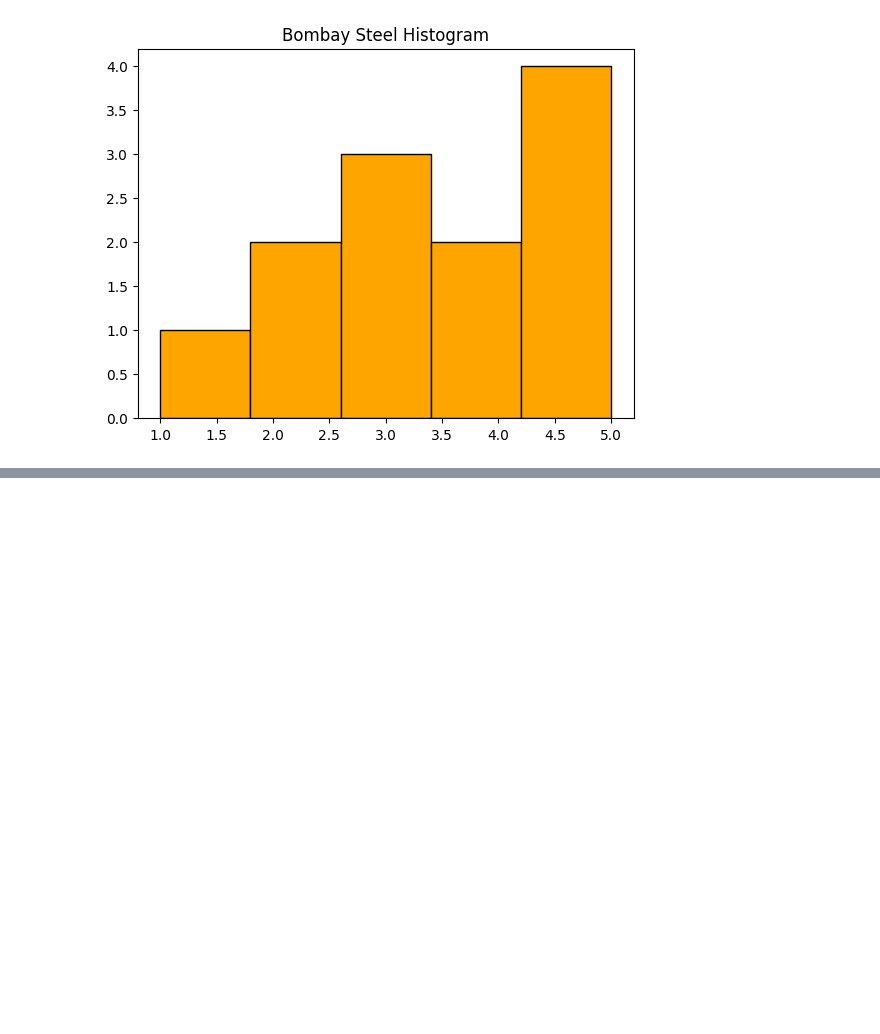
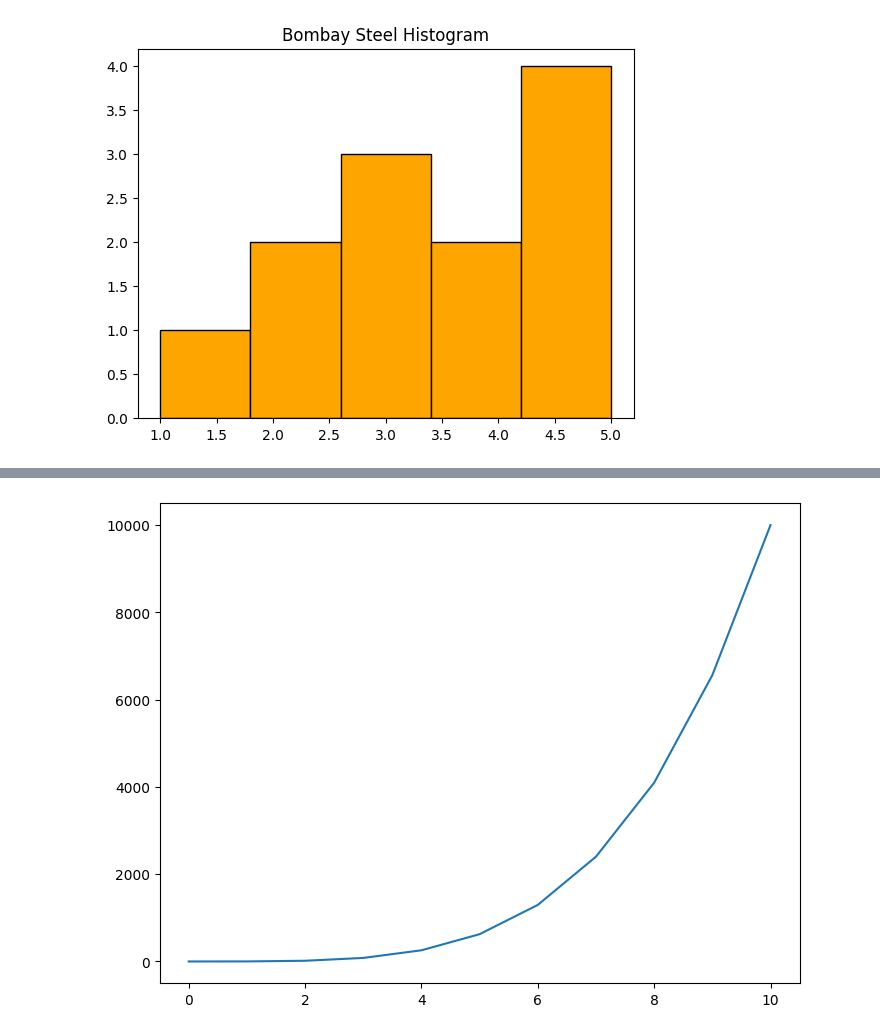
Before and after one commit to rahulgoraksha/ml-algorithms-practice, a Jupyter notebook: notebooks/5-matplotlib.ipynb, the cells around one changed output, grey strips where cells are left out. Saved outputs shown, nothing was run; the diff lists cells and outputs as text; code cells hidden in the pictures; blank space fills up the shorter version.

```diff
--- a/notebooks/5-matplotlib.ipynb
+++ b/notebooks/5-matplotlib.ipynb
@@ -103,0 +186,7 @@ plt.show()
+# %%
+fig = plt.figure()
+axis = fig.add_axes([0,0,1,1])
+axis.plot(a,b)
+plt.show()
+# %% [output]
+[figure, added]
```
Also changed, not shown: parts of 18 cells of this notebook, 2 other files.
